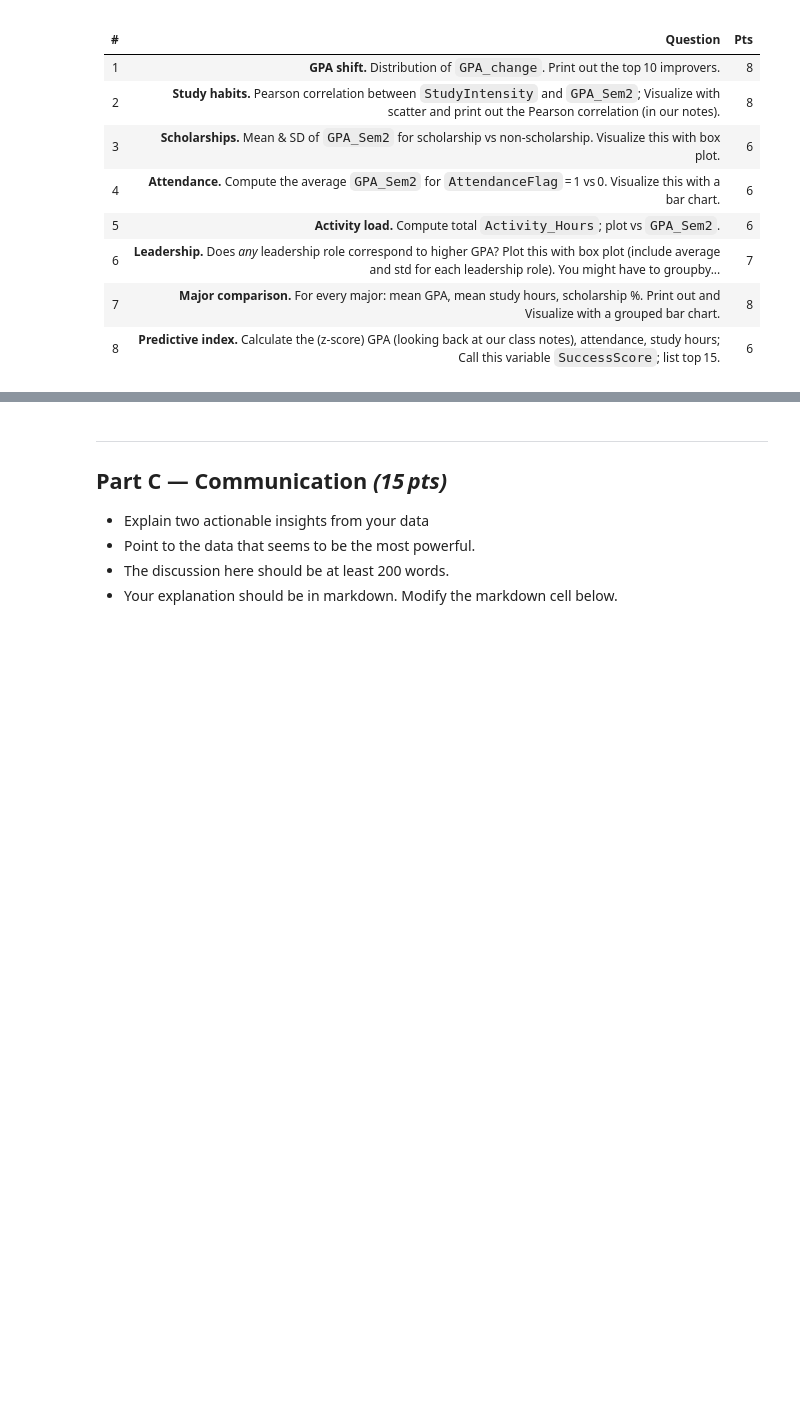
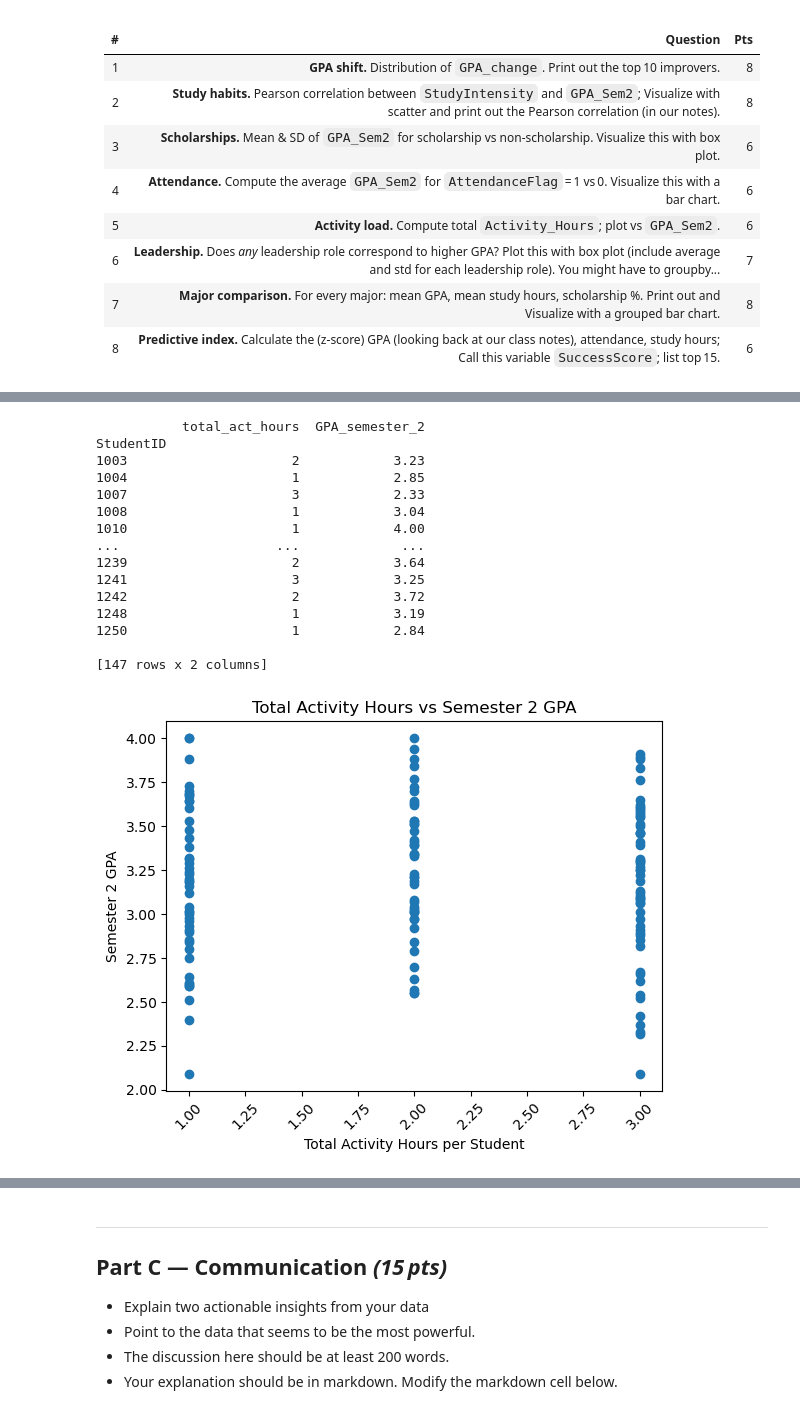
Before and after one commit to rhodes-cs-sanders/data242-sp25-hw7-Mira-Berkey, a Jupyter notebook: DATA242_hwk7.ipynb, the cells around one changed output, grey strips where cells are left out. Drawn from its saved outputs; the diff is of its cells as text; code cells hidden in the pictures; blank space fills up the shorter version.

```diff
--- a/DATA242_hwk7.ipynb
+++ b/DATA242_hwk7.ipynb
@@ -58,5 +217,34 @@ The difficulty of this problem that the data is contained in two different data
 # %%
 # 5	Activity load. Compute total Activity_Hours; plot vs GPA_Sem2.
+grouped_student = merged_df.groupby('StudentID')
+activity_GPA = grouped_student.agg(total_act_hours=("HoursPerWeek", "count"), GPA_semester_2=("GPA_Sem2", "mean"))
+print(activity_GPA)
+act=activity_GPA["total_act_hours"].to_numpy()
+#print(len(activity_GPA["total_act_hours"].to_numpy()))
+gpa=activity_GPA["GPA_semester_2"].to_numpy()
+plt.scatter(act, gpa)
+plt.xticks(rotation=45)
+plt.xlabel("Total Activity Hours per Student")
+plt.ylabel("Semester 2 GPA")
+plt.title("Total Activity Hours vs Semester 2 GPA")
+plt.show()
+# %% [output]
+           total_act_hours  GPA_semester_2
+StudentID
+1003                     2            3.23
+1004                     1            2.85
+1007                     3            2.33
+1008                     1            3.04
+1010                     1            4.00
+...                    ...             ...
+1239                     2            3.64
+1241                     3            3.25
+1242                     2            3.72
+1248                     1            3.19
+1250                     1            2.84
+
+[147 rows x 2 columns]
+[figure, added]
 # %%
 # 6	Leadership. Does any leadership role correspond to higher GPA? Plot this with box plot (include average and std for each leadership role).
 # You might have to groupby...
```
Also changed, not shown: parts of 10 cells of this notebook.
